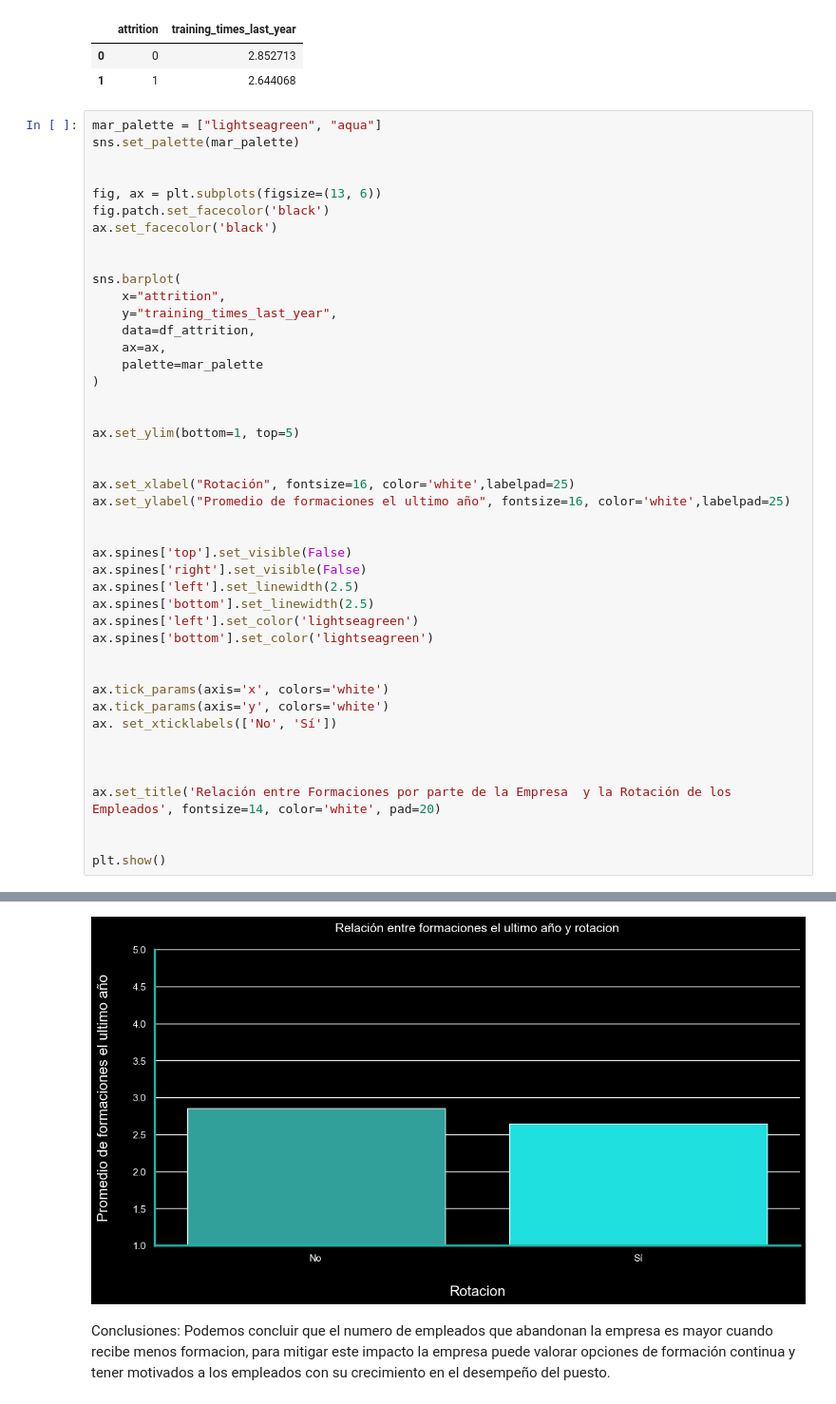
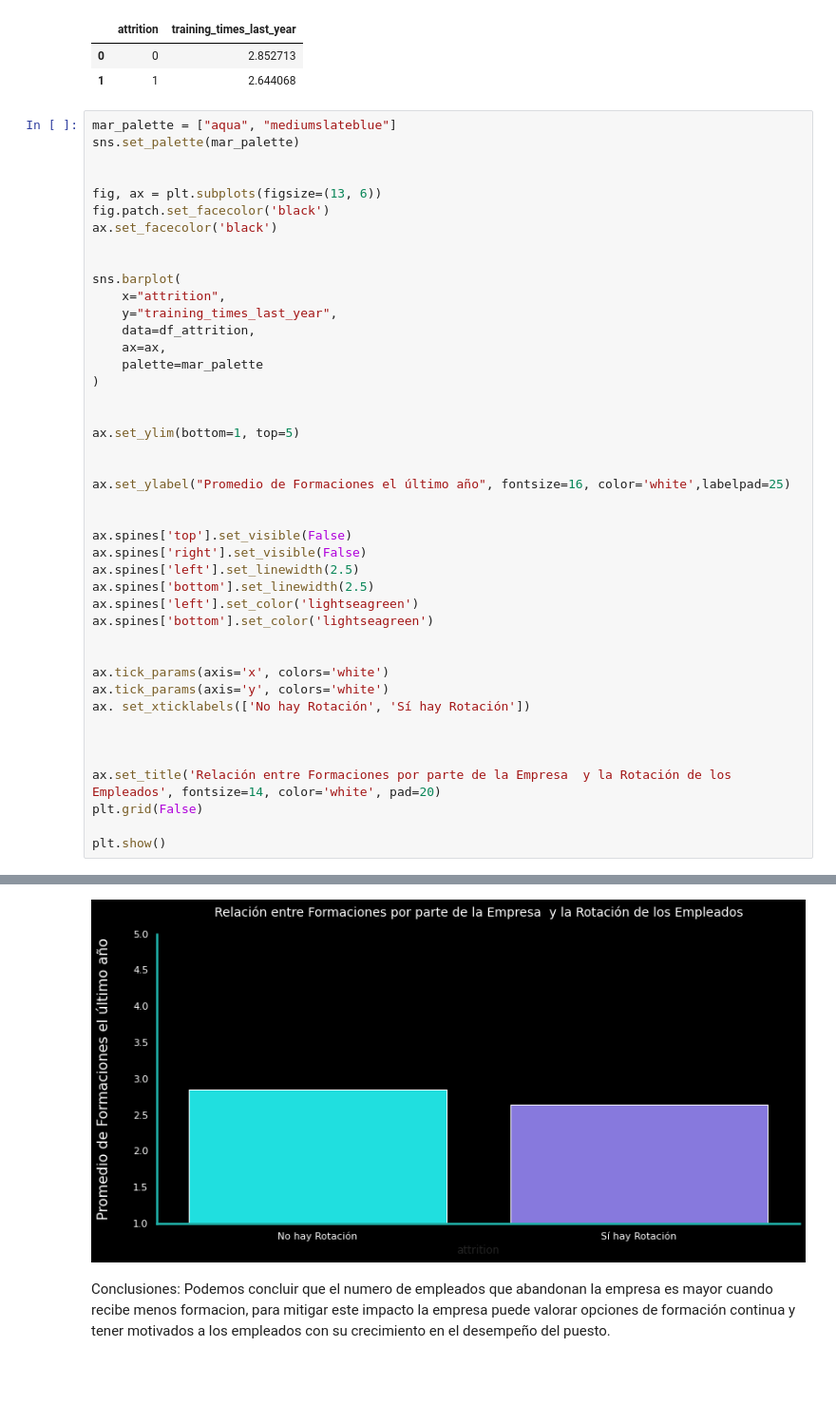
Before and after one commit to Paulamc1695/proyecto_da_promo_J_modulo_3, a Jupyter notebook: Fase_5_Analisis_estadisticos.ipynb, the cells around one changed output, grey strips where cells are left out. Shown: that part at 95% size. Cells and saved outputs as stored; diff of their text form; blank space fills up the shorter version.

```diff
--- a/Fase_5_Analisis_estadisticos.ipynb
+++ b/Fase_5_Analisis_estadisticos.ipynb
@@ -450,7 +424,7 @@ df_attrition
 | 0 | 0 | 2.852713 |
 | 1 | 1 | 2.644068 |
 # %%
-mar_palette = ["lightseagreen", "aqua"]
+mar_palette = ["aqua", "mediumslateblue"]
 sns.set_palette(mar_palette)
 
 
@@ -471,8 +445,7 @@ sns.barplot(
 ax.set_ylim(bottom=1, top=5)
 
 
-ax.set_xlabel("Rotación", fontsize=16, color='white',labelpad=25)
-ax.set_ylabel("Promedio de formaciones el ultimo año", fontsize=16, color='white',labelpad=25)
+ax.set_ylabel("Promedio de Formaciones el último año", fontsize=16, color='white',labelpad=25)
 
 
 ax.spines['top'].set_visible(False)
@@ -485,12 +458,12 @@ ax.spines['bottom'].set_color('lightseagreen')
 
 ax.tick_params(axis='x', colors='white')
 ax.tick_params(axis='y', colors='white')
-ax. set_xticklabels(['No', 'Sí'])
+ax. set_xticklabels(['No hay Rotación', 'Sí hay Rotación'])
 
 
 
 ax.set_title('Relación entre Formaciones por parte de la Empresa  y la Rotación de los Empleados', fontsize=14, color='white', pad=20)
-
+plt.grid(False)
 
 plt.show()
 # %% [output]
@@ -500,3 +470,3 @@ Passing `palette` without assigning `hue` is deprecated and will be removed in v
-[figure, old version]
+[figure, new version]
 # %% [markdown]
 Conclusiones: Podemos concluir que el numero de empleados que abandonan la empresa es mayor cuando recibe menos formacion, para mitigar este impacto la empresa puede valorar opciones de formación continua y tener motivados a los empleados con su crecimiento en el desempeño del puesto.
```
Also changed, not shown: parts of 24 cells of this notebook.
